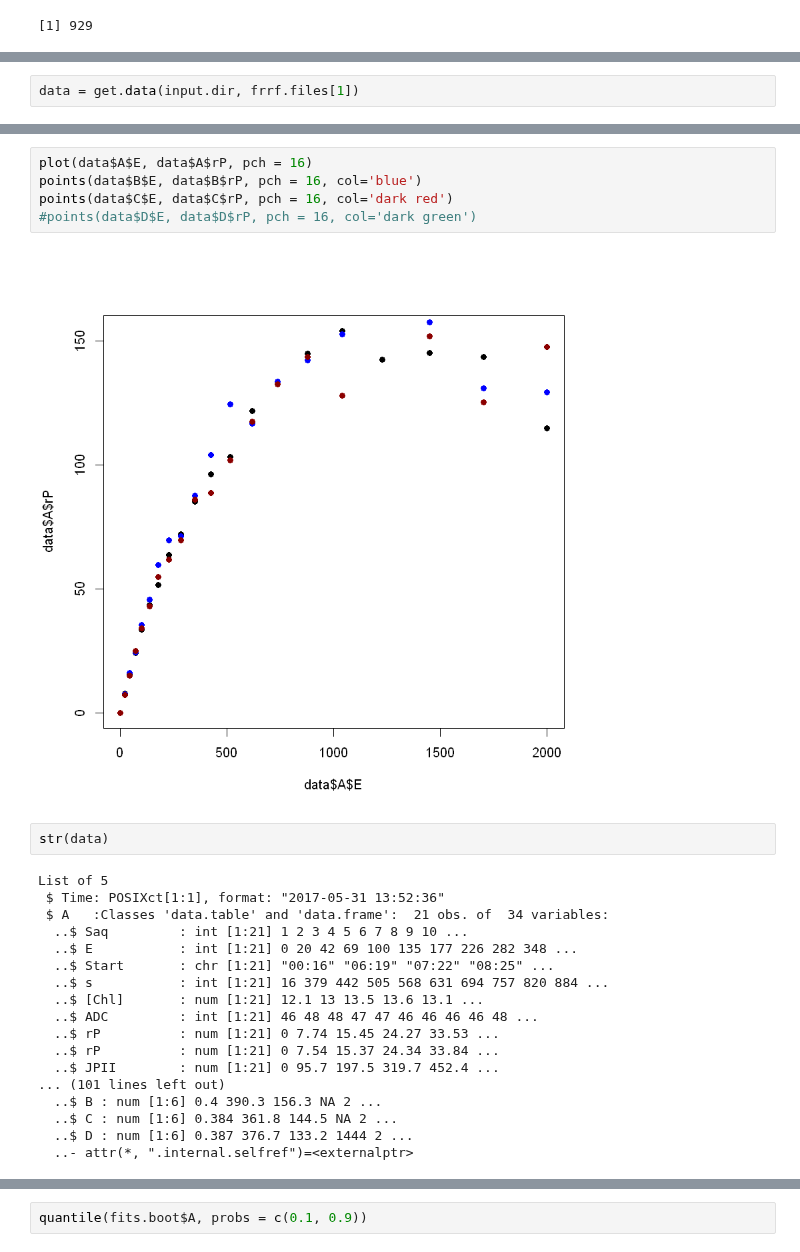
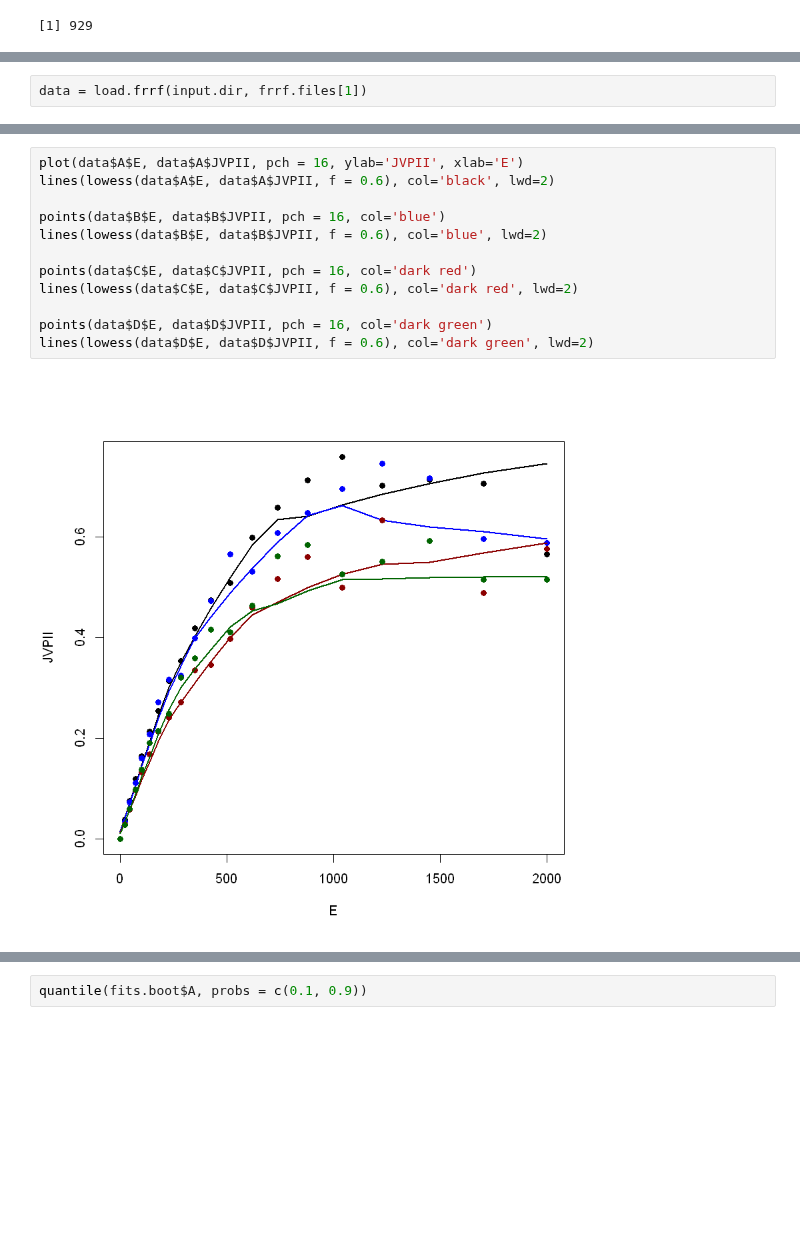
Before and after one commit to tbrycekelly/MIMS-TBK, a Jupyter notebook: Generate Input- FRRF.ipynb, the cells around one changed output, grey strips where cells are left out. Drawn from its saved outputs; the diff is of its cells as text; blank space fills up the shorter version.

```diff
--- a/Generate Input- FRRF.ipynb
+++ b/Generate Input- FRRF.ipynb
@@ -43,3 +72,3 @@ get.data = function(input.dir, file.name) {
 }
 # %%
-data = get.data(input.dir, frrf.files[1])
+data = load.frrf(input.dir, frrf.files[1])
@@ -46,27 +78,14 @@ data = get.data(input.dir, frrf.files[1])
 # %%
-plot(data$A$E, data$A$rP, pch = 16)
-points(data$B$E, data$B$rP, pch = 16, col='blue')
-points(data$C$E, data$C$rP, pch = 16, col='dark red')
-#points(data$D$E, data$D$rP, pch = 16, col='dark green')
+plot(data$A$E, data$A$JVPII, pch = 16, ylab='JVPII', xlab='E')
+lines(lowess(data$A$E, data$A$JVPII, f = 0.6), col='black', lwd=2)
+
+points(data$B$E, data$B$JVPII, pch = 16, col='blue')
+lines(lowess(data$B$E, data$B$JVPII, f = 0.6), col='blue', lwd=2)
+
+points(data$C$E, data$C$JVPII, pch = 16, col='dark red')
+lines(lowess(data$C$E, data$C$JVPII, f = 0.6), col='dark red', lwd=2)
+
+points(data$D$E, data$D$JVPII, pch = 16, col='dark green')
+lines(lowess(data$D$E, data$D$JVPII, f = 0.6), col='dark green', lwd=2)
 # %% [output]
-[figure, old version]
+[figure, new version]
-# %%
-str(data)
-# %% [output]
-List of 5
- $ Time: POSIXct[1:1], format: "2017-05-31 13:52:36"
- $ A   :Classes 'data.table' and 'data.frame':  21 obs. of  34 variables:
-  ..$ Saq         : int [1:21] 1 2 3 4 5 6 7 8 9 10 ...
-  ..$ E           : int [1:21] 0 20 42 69 100 135 177 226 282 348 ...
-  ..$ Start       : chr [1:21] "00:16" "06:19" "07:22" "08:25" ...
-  ..$ s           : int [1:21] 16 379 442 505 568 631 694 757 820 884 ...
-  ..$ [Chl]       : num [1:21] 12.1 13 13.5 13.6 13.1 ...
-  ..$ ADC         : int [1:21] 46 48 48 47 47 46 46 46 46 48 ...
-  ..$ rP          : num [1:21] 0 7.74 15.45 24.27 33.53 ...
-  ..$ rP          : num [1:21] 0 7.54 15.37 24.34 33.84 ...
-  ..$ JPII        : num [1:21] 0 95.7 197.5 319.7 452.4 ...
-... (101 lines left out)
-  ..$ B : num [1:6] 0.4 390.3 156.3 NA 2 ...
-  ..$ C : num [1:6] 0.384 361.8 144.5 NA 2 ...
-  ..$ D : num [1:6] 0.387 376.7 133.2 1444 2 ...
-  ..- attr(*, ".internal.selfref")=<externalptr>
```
Also changed, not shown: parts of 15 cells of this notebook.
